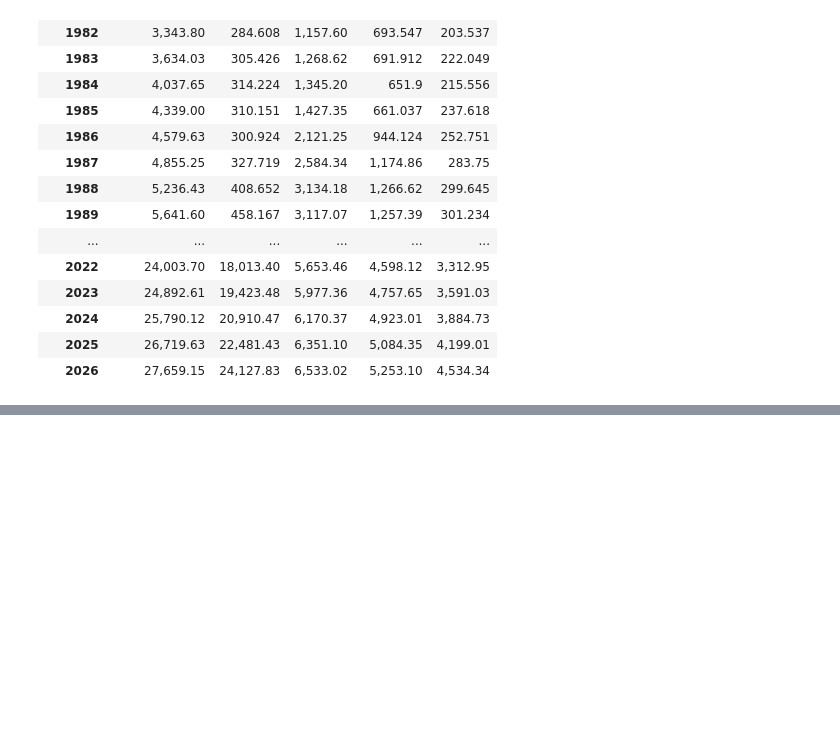
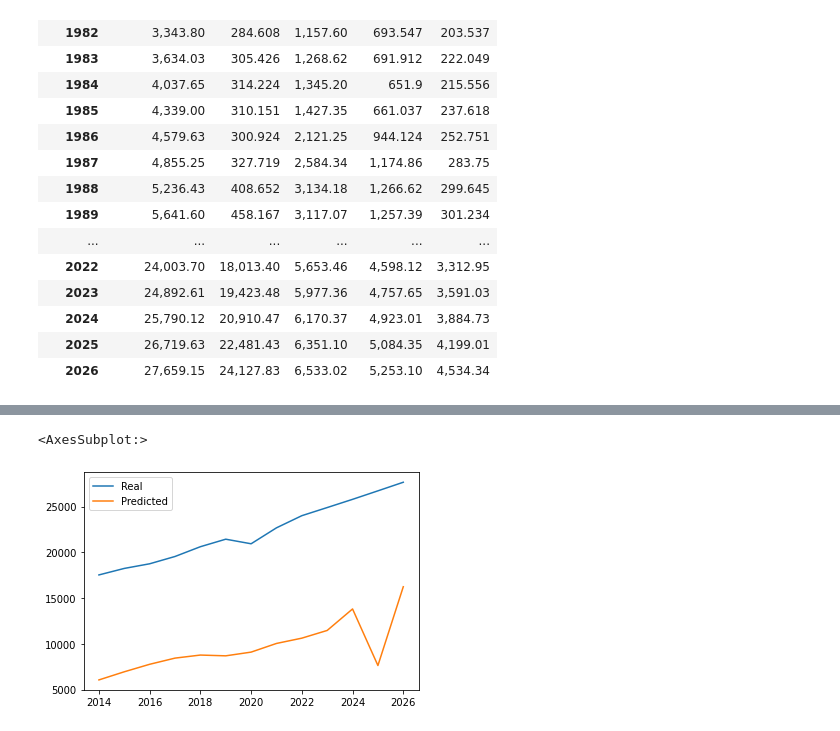
Before and after one commit to frosteric21/Predicting_inflation, a Jupyter notebook: GDPproject2.ipynb, the cells around one changed output, grey strips where cells are left out. Saved outputs shown, nothing was run; the diff lists cells and outputs as text; code cells hidden in the pictures; blank space fills up the shorter version.

```diff
--- a/GDPproject2.ipynb
+++ b/GDPproject2.ipynb
@@ -57,0 +371,3 @@ GDP5
+# %%
+# Train the model
+model.fit(X_train, y_train, epochs=100, shuffle=False, batch_size=1, verbose=1)
@@ -57,0 +398,11 @@ GDP5
+# %%
+predicted = model.predict(X_test)
+# %%
+predicted_prices = scaler.inverse_transform(predicted)
+real_prices = scaler.inverse_transform(y_test.reshape(-1, 1))
+# %%
+GDP = pd.DataFrame({
+    "Real": real_prices.ravel(),
+    "Predicted": predicted_prices.ravel()
+    }, index = df.index[-len(real_prices): ])
+GDP
@@ -57,0 +424,5 @@ GDP5
+# %%
+GDP.plot()
+# %% [output]
+<AxesSubplot:>
+[figure, added]
```
Also changed, not shown: parts of 31 cells of this notebook, 3 other files.
